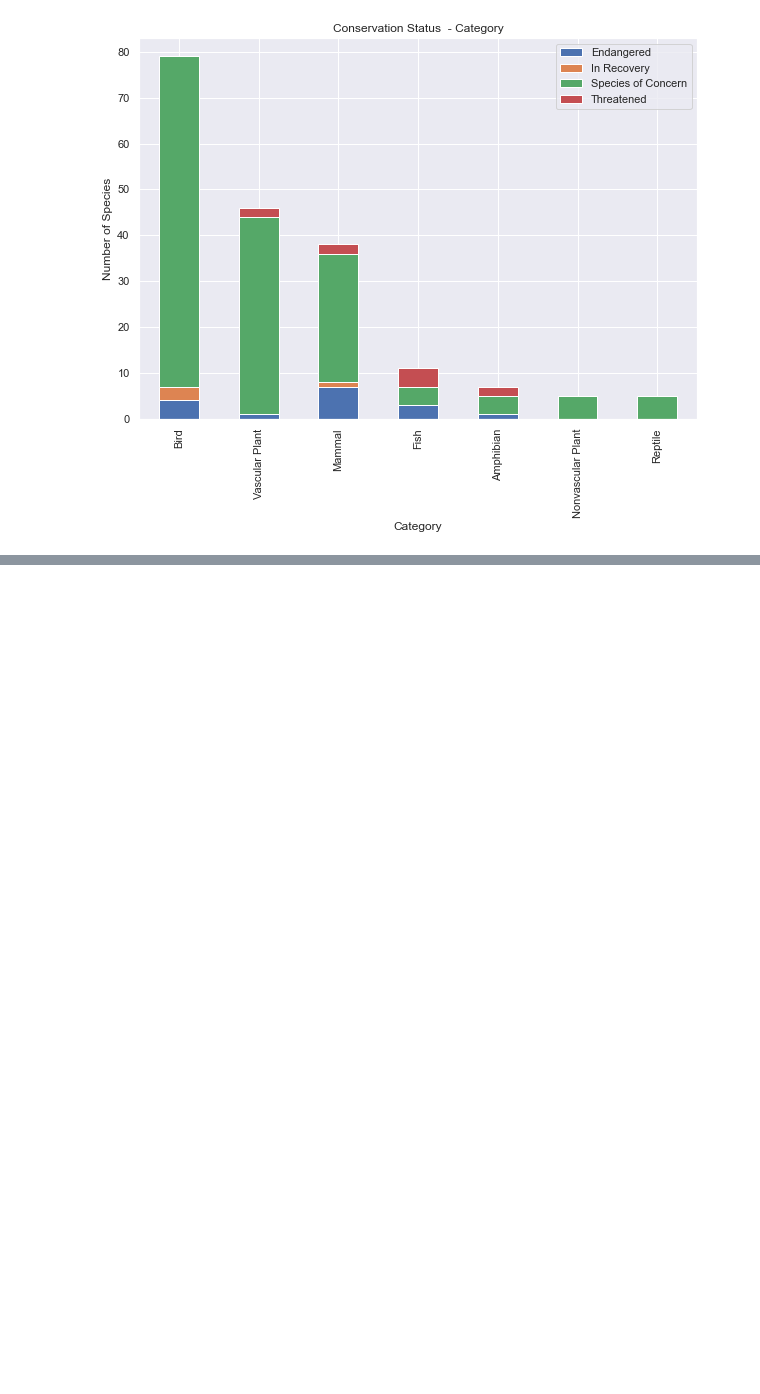
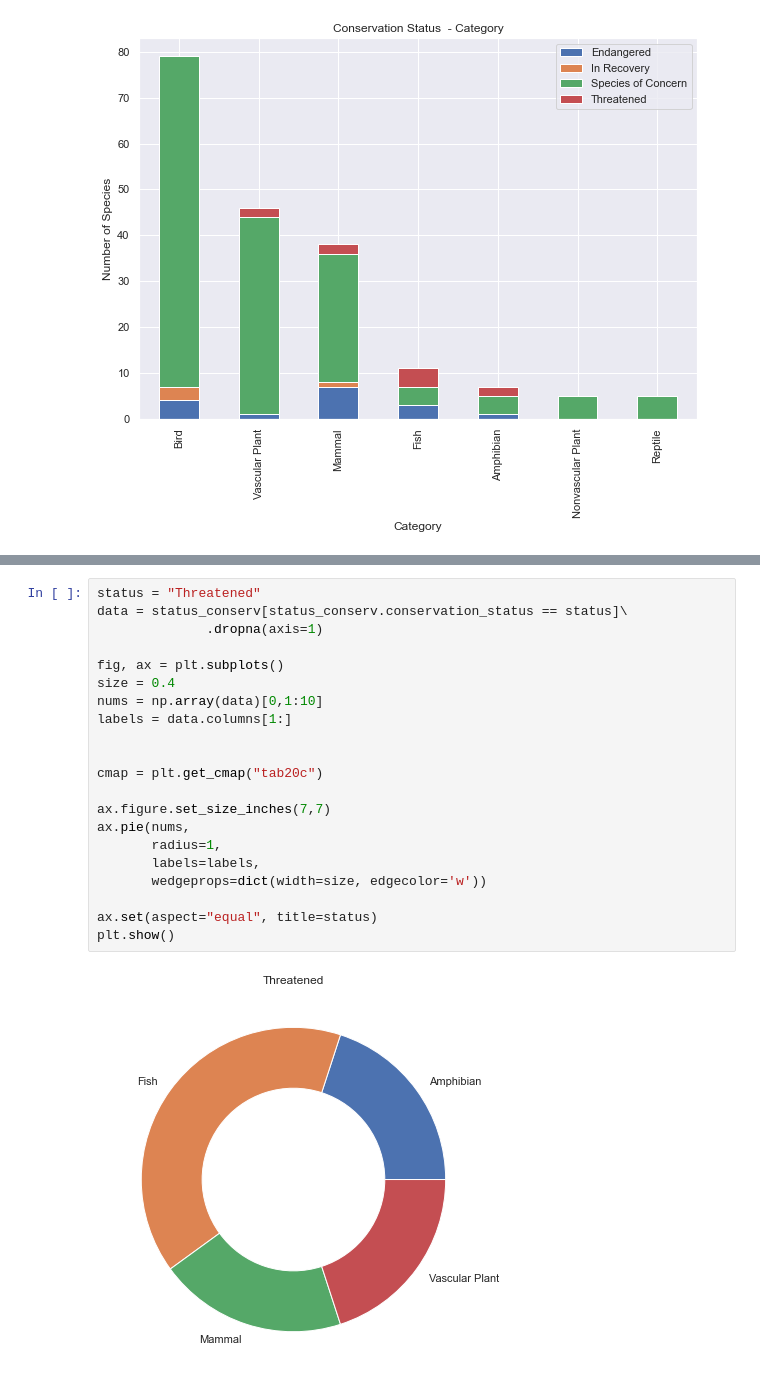
Before and after one commit to lep511/Portfolio-biodiversity, a Jupyter notebook: biodiversity.ipynb, the cells around one changed output, grey strips where cells are left out. Drawn from its saved outputs; the diff is of its cells as text; blank space fills up the shorter version.

```diff
--- a/biodiversity.ipynb
+++ b/biodiversity.ipynb
@@ -172,0 +218,23 @@ plt.show()
+# %%
+status = "Threatened"
+data = status_conserv[status_conserv.conservation_status == status]\
+              .dropna(axis=1)
+
+fig, ax = plt.subplots()
+size = 0.4
+nums = np.array(data)[0,1:10]
+labels = data.columns[1:]
+
+
+cmap = plt.get_cmap("tab20c")
+
+ax.figure.set_size_inches(7,7)
+ax.pie(nums,
+       radius=1,
+       labels=labels,
+       wedgeprops=dict(width=size, edgecolor='w'))
+
+ax.set(aspect="equal", title=status)
+plt.show()
+# %% [output]
+[figure, added]
```
Also changed, not shown: parts of 3 cells of this notebook.
